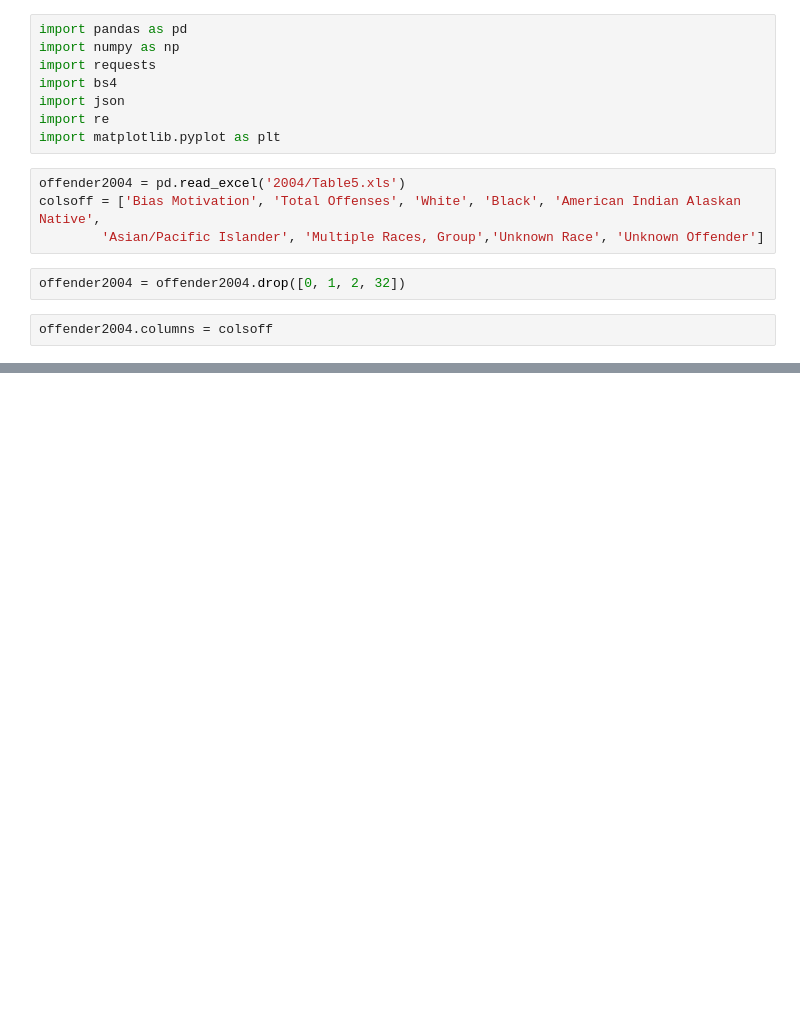
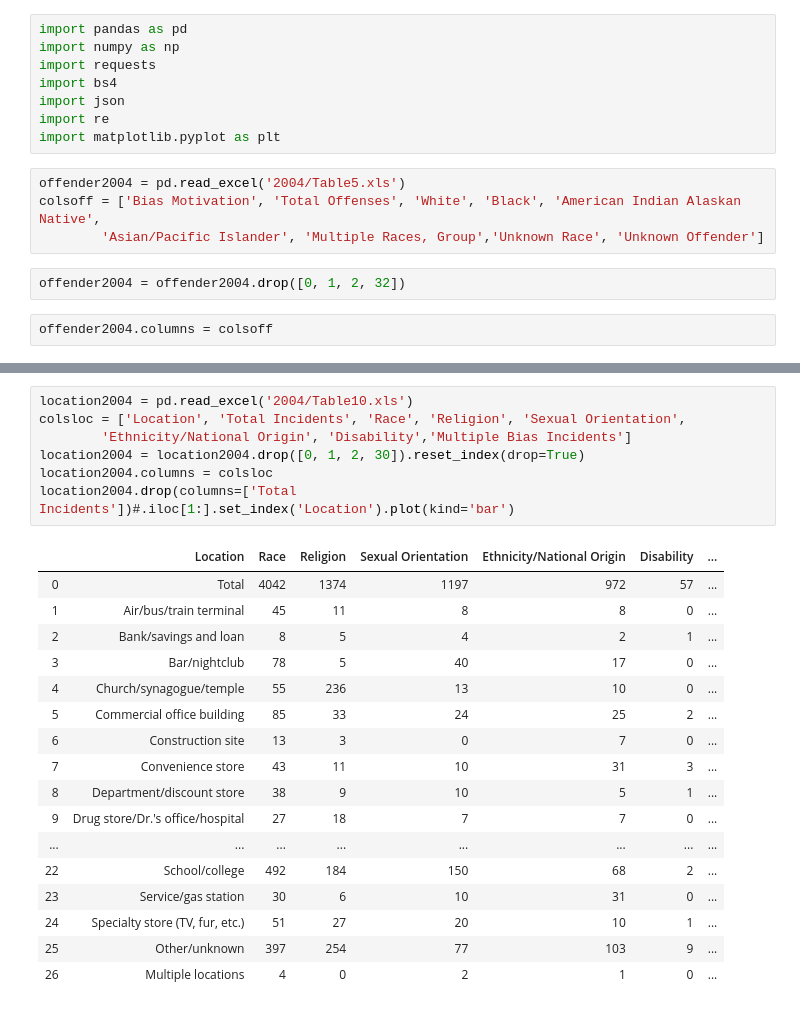
Before and after one commit to helenhc/Crime-Hate-Crime, a Jupyter notebook: 2004-2009.ipynb, the cells around one changed output, grey strips where cells are left out. Saved outputs shown, nothing was run; the diff lists cells and outputs as text; blank space fills up the shorter version.

```diff
--- a/2004-2009.ipynb
+++ b/2004-2009.ipynb
@@ -226,0 +54,25 @@ plt.show()
+# %%
+location2004 = pd.read_excel('2004/Table10.xls')
+colsloc = ['Location', 'Total Incidents', 'Race', 'Religion', 'Sexual Orientation',
+        'Ethnicity/National Origin', 'Disability','Multiple Bias Incidents']
+location2004 = location2004.drop([0, 1, 2, 30]).reset_index(drop=True)
+location2004.columns = colsloc
+location2004.drop(columns=['Total Incidents'])#.iloc[1:].set_index('Location').plot(kind='bar')
+# %% [output]
+|  | Location | Race | Religion | Sexual Orientation | Ethnicity/National Origin | Disability | ... |
+| 0 | Total | 4042 | 1374 | 1197 | 972 | 57 | ... |
+| 1 | Air/bus/train terminal | 45 | 11 | 8 | 8 | 0 | ... |
+| 2 | Bank/savings and loan | 8 | 5 | 4 | 2 | 1 | ... |
+| 3 | Bar/nightclub | 78 | 5 | 40 | 17 | 0 | ... |
+| 4 | Church/synagogue/temple | 55 | 236 | 13 | 10 | 0 | ... |
+| 5 | Commercial office building | 85 | 33 | 24 | 25 | 2 | ... |
+| 6 | Construction site | 13 | 3 | 0 | 7 | 0 | ... |
+| 7 | Convenience store | 43 | 11 | 10 | 31 | 3 | ... |
+| 8 | Department/discount store | 38 | 9 | 10 | 5 | 1 | ... |
+| 9 | Drug store/Dr.'s office/hospital | 27 | 18 | 7 | 7 | 0 | ... |
+| ... | ... | ... | ... | ... | ... | ... | ... |
+| 22 | School/college | 492 | 184 | 150 | 68 | 2 | ... |
+| 23 | Service/gas station | 30 | 6 | 10 | 31 | 0 | ... |
+| 24 | Specialty store (TV, fur, etc.) | 51 | 27 | 20 | 10 | 1 | ... |
+| 25 | Other/unknown | 397 | 254 | 77 | 103 | 9 | ... |
+| 26 | Multiple locations | 4 | 0 | 2 | 1 | 0 | ... |
```
Also changed, not shown: parts of 44 cells of this notebook, 1 other file.
